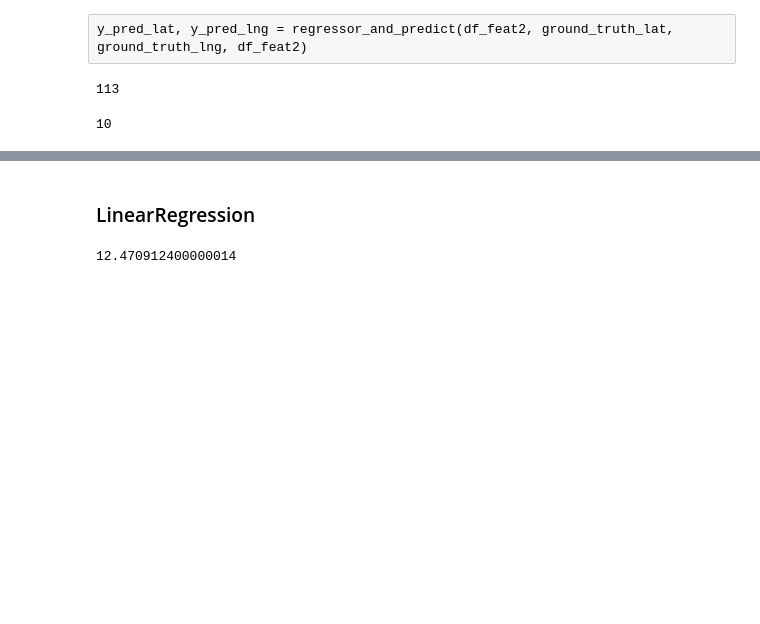
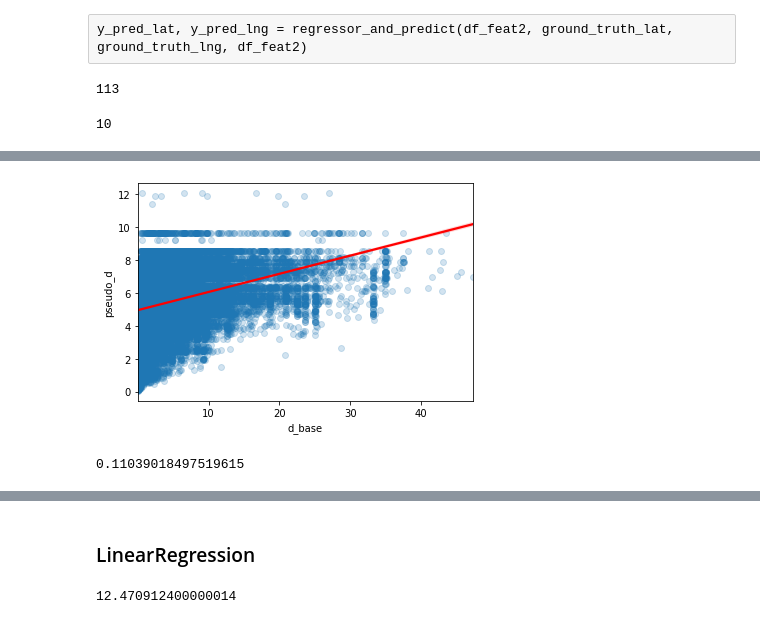
Before and after one commit to PhileasFrog/Geoloc_IOT, a Jupyter notebook: Notebook/TP_Geoloc_Msp_Telecom_ML_BCO.ipynb, the cells around one changed output, grey strips where cells are left out. Saved outputs shown, nothing was run; the diff lists cells and outputs as text; code cells hidden in the pictures; blank space fills up the shorter version.

```diff
--- a/Notebook/TP_Geoloc_Msp_Telecom_ML_BCO.ipynb
+++ b/Notebook/TP_Geoloc_Msp_Telecom_ML_BCO.ipynb
@@ -271,0 +319,9 @@ def gscv(model,param_grid,X, y,cv, semilogx=False):
+# %%
+sns.regplot(x=df_mess_train_filter['d_base'],y=df_mess_train_filter[['pseudo_d']],line_kws={'color':'r'},
+            scatter_kws={'alpha':0.2});
+# %% [output]
+[figure, added]
+# %%
+reg.score(df_mess_train_filter[['rssi']],df_mess_train_filter['d_base'])
+# %% [output]
+0.11039018497519615
```
Also changed, not shown: parts of 40 cells of this notebook.
